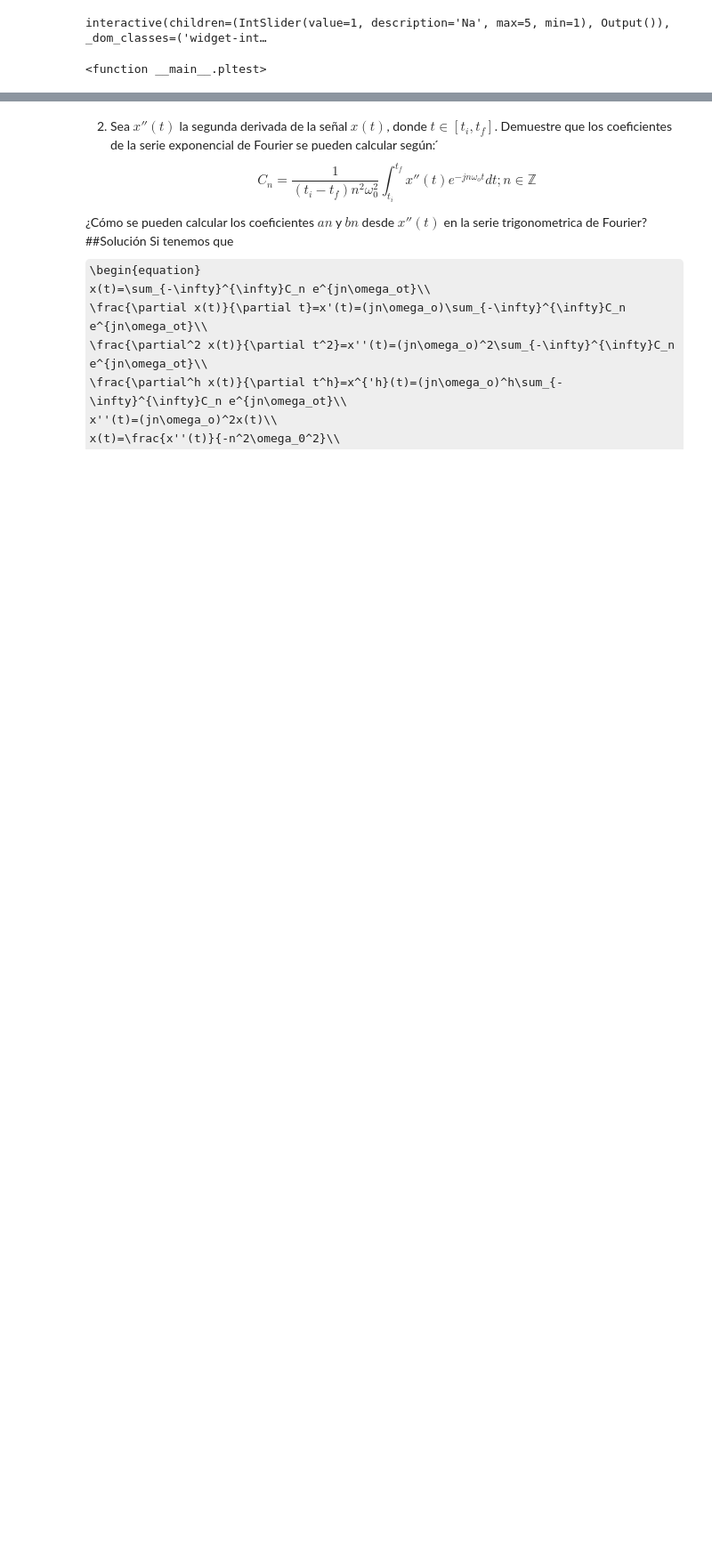
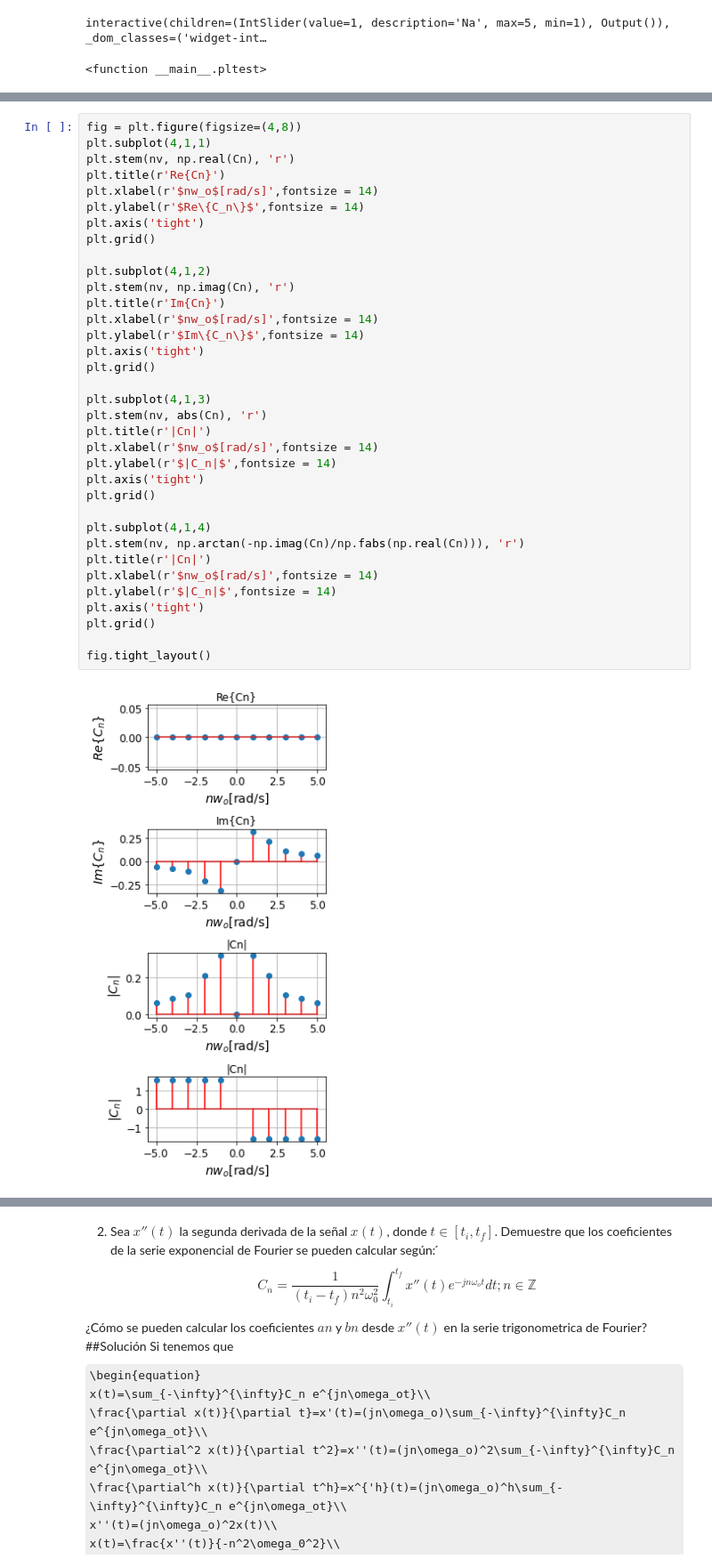
Before and after one commit to sejaramillotr/Taller-2, a Jupyter notebook: Taller_2.ipynb, the cells around one changed output, grey strips where cells are left out. Shown at 89% size. Cells and saved outputs as stored; diff of their text form; some formulas as TeX source; blank space fills up the shorter version.

```diff
--- a/Taller_2.ipynb
+++ b/Taller_2.ipynb
@@ -729,0 +793,37 @@ P_x = \frac{1}{2\pi}\int^{\pi}_{-\pi}{|cos^2(t/2)^2|dt}=\frac{3}{8}, \quad P_n =
+# %%
+fig = plt.figure(figsize=(4,8))
+plt.subplot(4,1,1)
+plt.stem(nv, np.real(Cn), 'r')
+plt.title(r'Re{Cn}')
+plt.xlabel(r'$nw_o$[rad/s]',fontsize = 14)
+plt.ylabel(r'$Re\{C_n\}$',fontsize = 14)
+plt.axis('tight')
+plt.grid()
+
+plt.subplot(4,1,2)
+plt.stem(nv, np.imag(Cn), 'r')
+plt.title(r'Im{Cn}')
+plt.xlabel(r'$nw_o$[rad/s]',fontsize = 14)
+plt.ylabel(r'$Im\{C_n\}$',fontsize = 14)
+plt.axis('tight')
+plt.grid()
+
+plt.subplot(4,1,3)
+plt.stem(nv, abs(Cn), 'r')
+plt.title(r'|Cn|')
+plt.xlabel(r'$nw_o$[rad/s]',fontsize = 14)
+plt.ylabel(r'$|C_n|$',fontsize = 14)
+plt.axis('tight')
+plt.grid()
+
+plt.subplot(4,1,4)
+plt.stem(nv, np.arctan(-np.imag(Cn)/np.fabs(np.real(Cn))), 'r')
+plt.title(r'|Cn|')
+plt.xlabel(r'$nw_o$[rad/s]',fontsize = 14)
+plt.ylabel(r'$|C_n|$',fontsize = 14)
+plt.axis('tight')
+plt.grid()
+
+fig.tight_layout()
+# %% [output]
+[figure, added]
```
Also changed, not shown: parts of 10 cells of this notebook.
